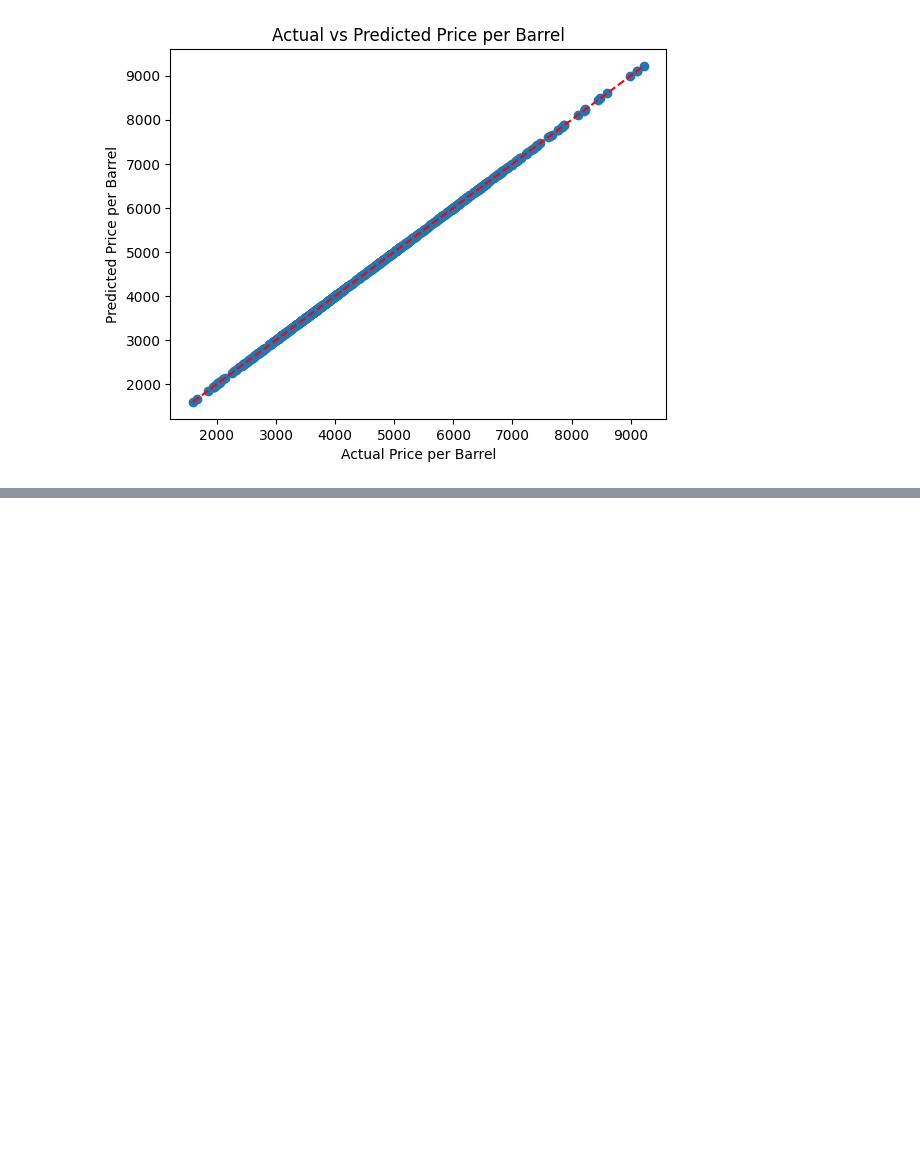
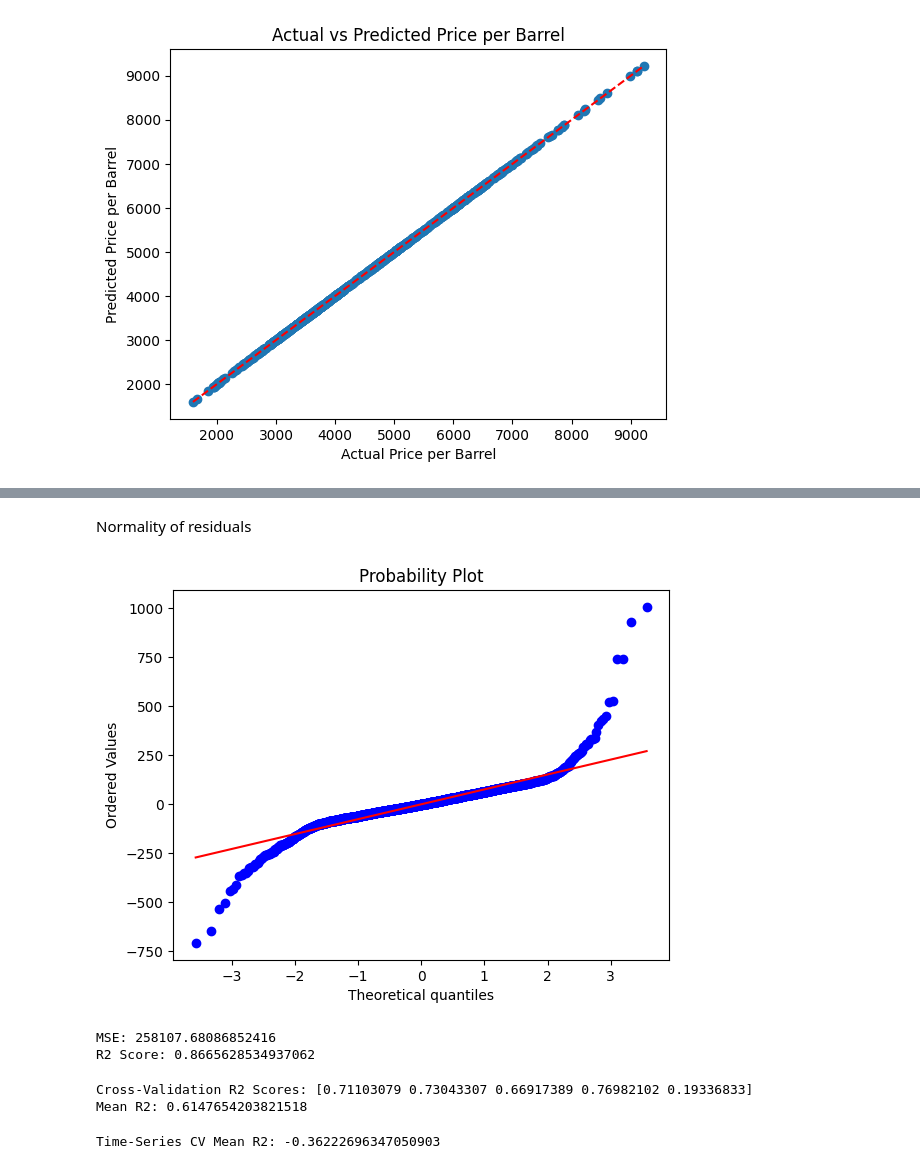
Before and after one commit to TheProfitPilgrim/main_project, a Jupyter notebook: code.ipynb, the cells around one changed output, grey strips where cells are left out. Cells and saved outputs as stored; diff of their text form; code cells hidden in the pictures; blank space fills up the shorter version.

```diff
--- a/code.ipynb
+++ b/code.ipynb
@@ -432,0 +508,48 @@ Mean Squared Error: 0.00
+# %% [markdown]
+Normality of residuals
+# %%
+stats.probplot(residuals, dist="norm", plot=plt)
+plt.show()
+# %% [output]
+[figure, added]
+# %%
+df['RSI'] = ta.momentum.RSIIndicator(df['Price per Barrel']).rsi()
+df['SMA_50'] = df['Price per Barrel'].rolling(window=50).mean()
+df['SMA_200'] = df['Price per Barrel'].rolling(window=200).mean()
+df['Boll_Upper'] = ta.volatility.BollingerBands(df['Price per Barrel']).bollinger_hband()
+df['Boll_Lower'] = ta.volatility.BollingerBands(df['Price per Barrel']).bollinger_lband()
+df['MACD'] = ta.trend.MACD(df['Price per Barrel']).macd()
+df.dropna(inplace=True)
+
+X = df[['SMA_200', 'MACD', 'RSI']]
+y = df['Price per Barrel']
+
+X_train, X_test, y_train, y_test = train_test_split(X, y, test_size=0.2, random_state=42)
+model = LinearRegression()
+model.fit(X_train, y_train)
+y_pred = model.predict(X_test)
+mse = mean_squared_error(y_test, y_pred)
+r2 = r2_score(y_test, y_pred)
+
+print(f'MSE: {mse}')
+print(f'R2 Score: {r2}')
+# %% [output]
+MSE: 258107.68086852416
+R2 Score: 0.8665628534937062
+# %%
+from sklearn.model_selection import cross_val_score
+
+scores = cross_val_score(model, X, y, cv=5, scoring='r2')
+print(f'Cross-Validation R2 Scores: {scores}')
+print(f'Mean R2: {scores.mean()}')
+# %% [output]
+Cross-Validation R2 Scores: [0.71103079 0.73043307 0.66917389 0.76982102 0.19336833]
+Mean R2: 0.6147654203821518
+# %%
+from sklearn.model_selection import TimeSeriesSplit
+
+tscv = TimeSeriesSplit(n_splits=5)
+scores = cross_val_score(model, X, y, cv=tscv, scoring='r2')
+print(f'Time-Series CV Mean R2: {scores.mean()}')
+# %% [output]
+Time-Series CV Mean R2: -0.36222696347050903
```
Also changed, not shown: parts of 20 cells of this notebook.
